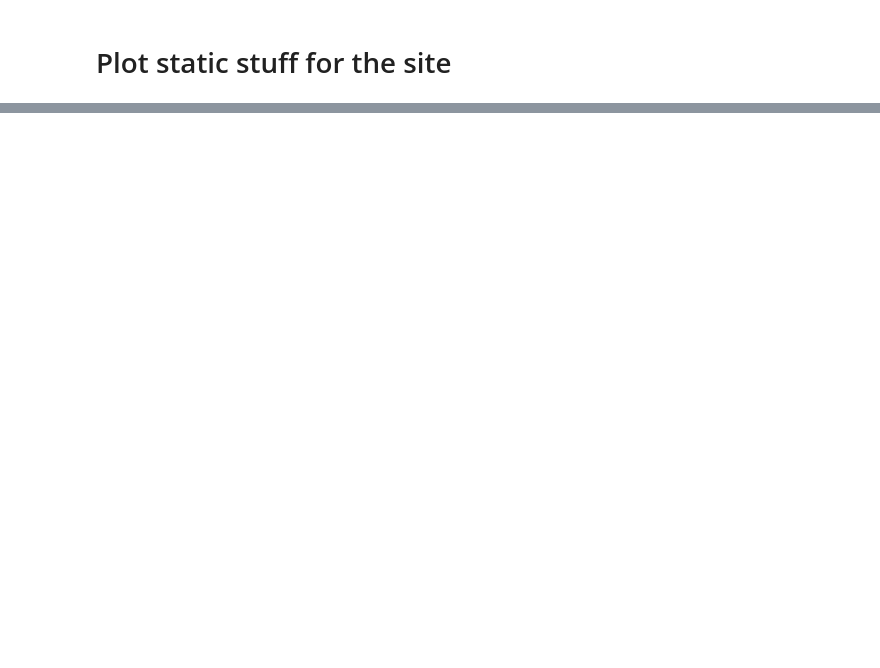
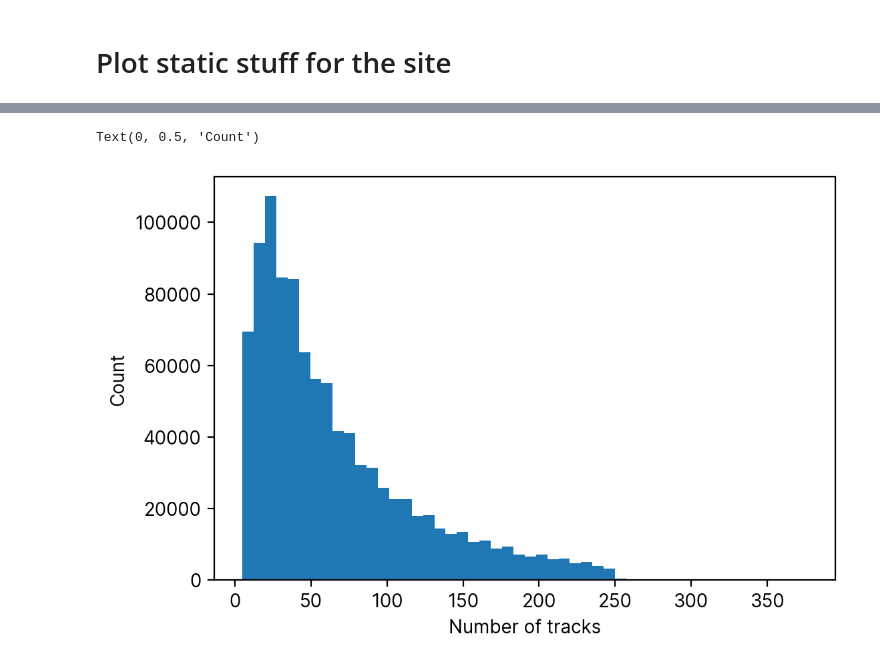
Before and after one commit to womogenes/spotify-final, a Jupyter notebook: static_plots.ipynb, the cells around one changed output, grey strips where cells are left out. Drawn from its saved outputs; the diff is of its cells as text; code cells hidden in the pictures; blank space fills up the shorter version.

```diff
--- a/static_plots.ipynb
+++ b/static_plots.ipynb
@@ -25,0 +44,7 @@ plt.hist(stuff_to_track["num_artists"])
+# %%
+plt.hist(stuff_to_track["num_tracks"], bins=50);
+plt.xlabel("Number of tracks")
+plt.ylabel("Count")
+# %% [output]
+Text(0, 0.5, 'Count')
+[figure, added]
```
Also changed, not shown: parts of 6 cells of this notebook.
